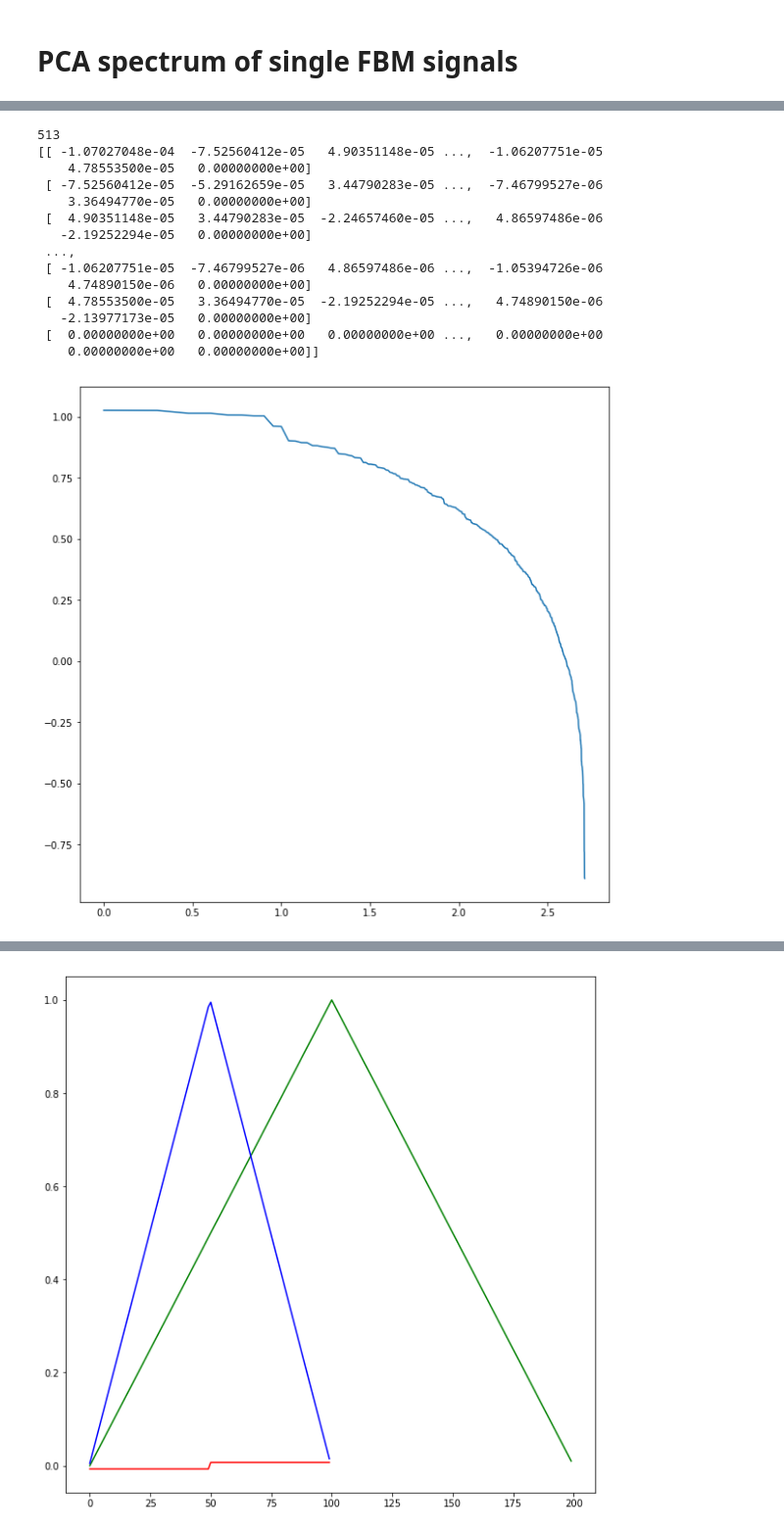
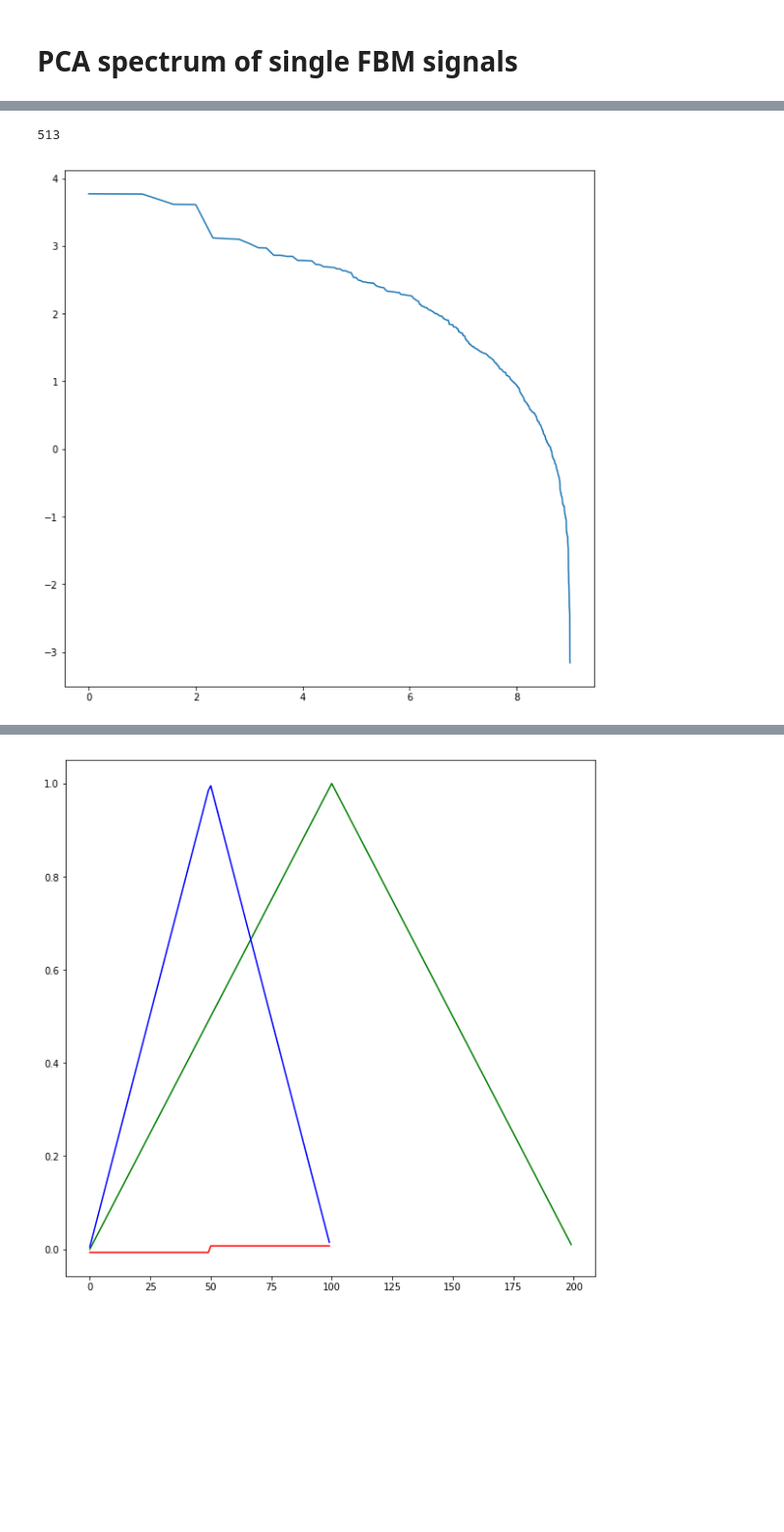
Before and after one commit to Agrim9/MultiFractal_Signal_Analysis, a Jupyter notebook: FBM_NB.ipynb, the cells around one changed output, grey strips where cells are left out. Shown at 98% size. Saved outputs shown, nothing was run; the diff lists cells and outputs as text; code cells hidden in the pictures; blank space fills up the shorter version.

```diff
--- a/FBM_NB.ipynb
+++ b/FBM_NB.ipynb
@@ -167,49 +167,38 @@ def get_wavelet_var(wavelet,H=0.3,est_sil=1):
     mean_vec=avg_cD/num_sim
     #print(AutoCorr_mat)
     #print(np.outer(mean_vec,mean_vec))
 
     AutoCov_mat=AutoCorr_mat-np.outer(mean_vec,mean_vec)
-    print(AutoCov_mat-AutoCorr_mat)
+    #print(AutoCov_mat-AutoCorr_mat)
 
     U,S,V=svd(AutoCov_mat)
     plt.rcParams['figure.figsize'] = (10, 10)
-    plt.plot(np.log10(np.arange(M)+1),np.log10(S))
+    #print(S)
+    #print(S[::-1])
+    plt.plot(np.log2(np.arange(M)+1),np.log2(S))
 
 #     expected_slope=-(2*H+1)
 #     A,B = curve_fit(Lf,np.log10(np.arange(2,M)),np.log10(S[2:]))[0] # your data x, y to fit
 #     if(est_sil==0):
 #         x=np.log10(np.arange(M)+1)
 #         y=A*x+B
 #         plt.plot(x,y)
 #     print(-(A+1)/2)
 #     return A,B
     #plt.plot([0,np.log10(M)],[B,A*np.log10(M)+B])
 
 get_wavelet_var('haar')
 # get_wavelet_var('db2')
 # get_wavelet_var('db6')
 # get_wavelet_var('db10')
 # get_wavelet_var('db20')
 # plt.legend(['haar','db2','db6','db10','db20'])
 plt.show()
 
 #print(S)
 # %% [output]
 513
-[[ -1.07027048e-04  -7.52560412e-05   4.90351148e-05 ...,  -1.06207751e-05
-    4.78553500e-05   0.00000000e+00]
- [ -7.52560412e-05  -5.29162659e-05   3.44790283e-05 ...,  -7.46799527e-06
-    3.36494770e-05   0.00000000e+00]
- [  4.90351148e-05   3.44790283e-05  -2.24657460e-05 ...,   4.86597486e-06
-   -2.19252294e-05   0.00000000e+00]
- ...,
- [ -1.06207751e-05  -7.46799527e-06   4.86597486e-06 ...,  -1.05394726e-06
-    4.74890150e-06   0.00000000e+00]
- [  4.78553500e-05   3.36494770e-05  -2.19252294e-05 ...,   4.74890150e-06
-   -2.13977173e-05   0.00000000e+00]
- [  0.00000000e+00   0.00000000e+00   0.00000000e+00 ...,   0.00000000e+00
-    0.00000000e+00   0.00000000e+00]]
-[figure, old version]
+[figure, new version]
 # %%
 get_wavelet_var('haar',0.1)
 get_wavelet_var('haar',0.3)
```
Also changed, not shown: parts of 13 cells of this notebook, 3 other files.
